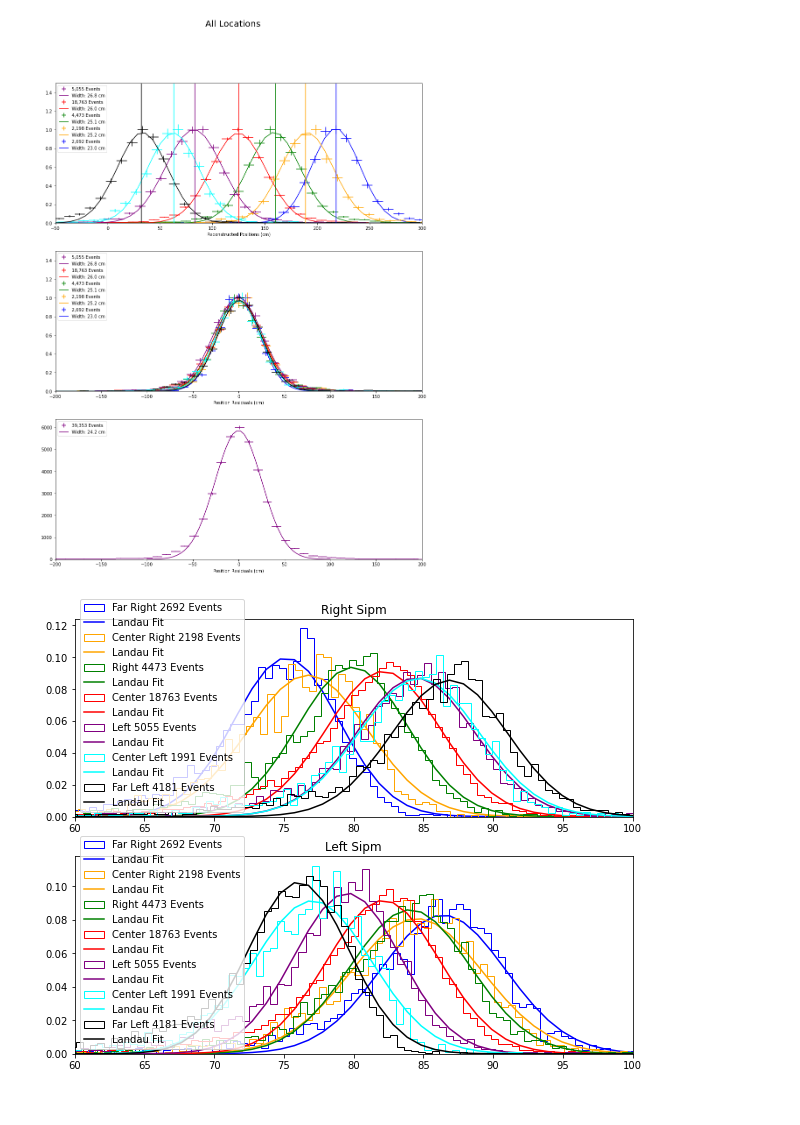
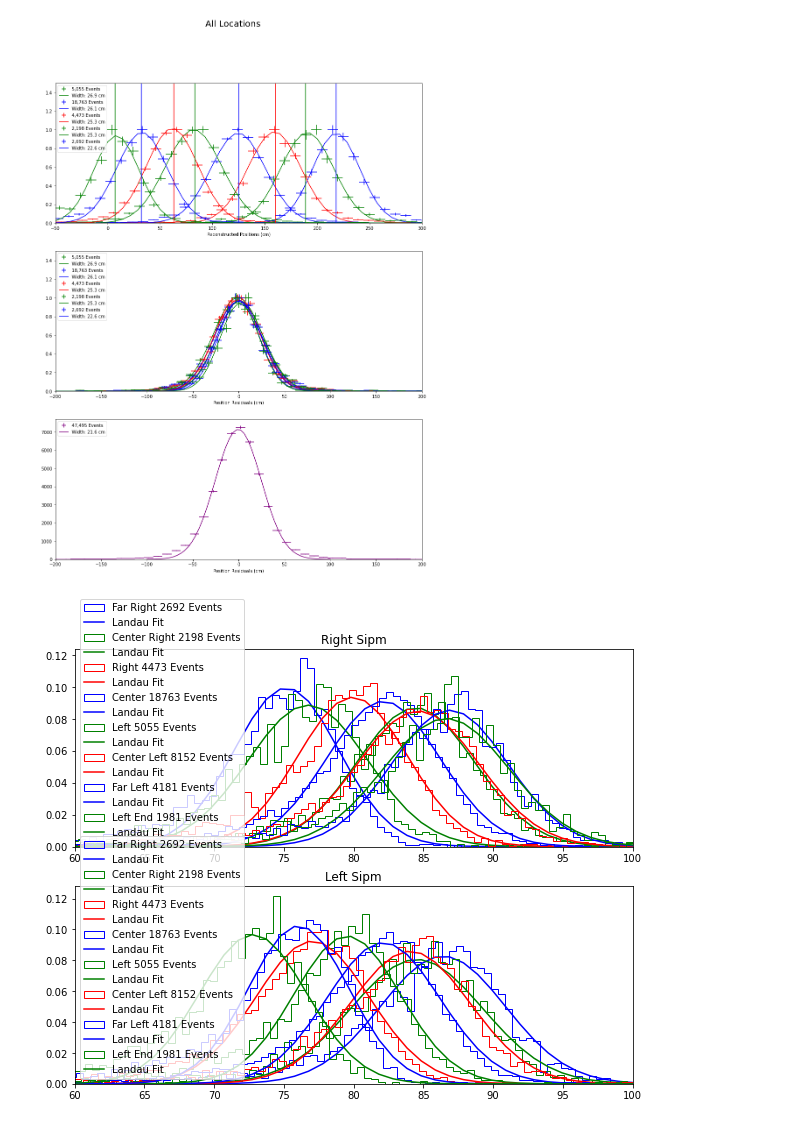
Before and after one commit to peckalec/fcal_project, a Jupyter notebook: SingleBarCosmics.ipynb, the cells around one changed output. Drawn from its saved outputs; the diff is of its cells as text; code cells hidden in the pictures.

```diff
--- a/SingleBarCosmics.ipynb
+++ b/SingleBarCosmics.ipynb
@@ -24,11 +23,11 @@ def Landau(x, normalization,location,stdev):
     renormalization = 1.64872*normalization
     return renormalization * np.exp(-u/2 - np.exp(-u)/2)
 # %%
-testpoints=np.array([232,203,174,139,97,77,46])
+testpoints=np.array([232,203,174,139,97,77,46,21])
 locations = testpoints - 14
 dataframes = [-666]*len(locations)
-positions = ["Far Right", "Center Right", "Right", "Center", "Left","Center Left", "Far Left"]
-colors=["blue","orange","green","red","purple","cyan", "black"]
+positions = ["Far Right", "Center Right", "Right", "Center", "Left","Center Left", "Far Left", "Left End"]
+colors=["blue","green","red"]
 # %%
 for i in range(len(locations)):
     with open(f'raw_data/longbar_take2/Pos_{testpoints[i]}_5mV.pkl', 'rb') as f:
@@ -109,19 +109,19 @@ fig.suptitle("All Locations", fontsize=20)
 
 for i in range(len(dataframes)):
     bincount = int(np.floor( (max(dataframes[i].eval("ch3_time_fit-ch4_time_fit"))-min(dataframes[i].eval("ch3_time_fit-ch4_time_fit")))/binresolution ))
-    count,binedges,bars=ax[0].hist(dataframes[i].eval("ch3_time_fit-ch4_time_fit"),bincount, label=f"{len(dataframes[i].ch4_time_fit)} Events",color=colors[i],density=True,histtype="step")
+    count,binedges,bars=ax[0].hist(dataframes[i].eval("ch3_time_fit-ch4_time_fit"),bincount, label=f"{len(dataframes[i].ch4_time_fit)} Events",color=colors[i%3],density=True,histtype="step")
     bincenters = binedges[1:]/2+binedges[:-1]/2
     coeff, covar = curve_fit(gaus, bincenters, count)
-    ax[0].plot(np.linspace(coeff[1]-20,coeff[1]+20,50),gaus(np.linspace(coeff[1]-20,coeff[1]+20,50),*coeff),label="Gaussian Fit",color=colors[i])
+    ax[0].plot(np.linspace(coeff[1]-20,coeff[1]+20,50),gaus(np.linspace(coeff[1]-20,coeff[1]+20,50),*coeff),label="Gaussian Fit",color=colors[i%3])
     renorm = 1/max(count)
 
-    count,binedges,bars=ax[1].hist(dataframes[i].eval("ch3_time_fit-ch4_time_fit"),bincount, label=f"{len(dataframes[i].ch4_time_fit)} Events",color=colors[i],visible=False)
+    count,binedges,bars=ax[1].hist(dataframes[i].eval("ch3_time_fit-ch4_time_fit"),bincount, label=f"{len(dataframes[i].ch4_time_fit)} Events",color=colors[i%3],visible=False)
     bincenters = binedges[1:]/2+binedges[:-1]/2
     renorm = 1/max(count)
-    ax[1].errorbar(bincenters,count*renorm,xerr=0.5*(bincenters[1]-bincenters[0]),yerr = np.sqrt(count)*renorm,color=colors[i],linestyle="",label="Far Right Normalized")
+    ax[1].errorbar(bincenters,count*renorm,xerr=0.5*(bincenters[1]-bincenters[0]),yerr = np.sqrt(count)*renorm,color=colors[i%3],linestyle="",label=f"{positions[i]} Normalized")
 
     coeff, covar = curve_fit(gaus, bincenters, count)
-    ax[1].plot(np.linspace(coeff[1]-20,coeff[1]+20,50),gaus(np.linspace(coeff[1]-20,coeff[1]+20,50),*coeff)*renorm,label="Gaussian Fit",color=colors[i])
+    ax[1].plot(np.linspace(coeff[1]-20,coeff[1]+20,50),gaus(np.linspace(coeff[1]-20,coeff[1]+20,50),*coeff)*renorm,label="Gaussian Fit",color=colors[i%3])
     time_diff.append(coeff[1])
     err_time.append(np.sqrt(covar[1][1]))
 
@@ -175,10 +175,10 @@ for i in range(len(dataframes)):
     coeff, covar = curve_fit(gaus, bincenters, histdatas[i][0]/max(histdatas[i][0]),p0=(1,locations[i],25))
 
     fits[i], = ax[0].plot(np.linspace(-50,300,50),gaus(np.linspace(-50,300,50),*coeff),
-                          label=f"Width: {abs(coeff[2]):.1f} cm",color=colors[i])
+                          label=f"Width: {abs(coeff[2]):.1f} cm",color=colors[i%3])
     errs[i] = ax[0].errorbar(bincenters,histdatas[i][0]/max(histdatas[i][0]),
                    xerr=0.5*(bincenters[1]-bincenters[0]),yerr = np.sqrt(histdatas[i][0])/max(histdatas[i][0]),
-                   color = colors[i],label=f"{len(dataframes[i]):,} Events",linestyle="")
+                   color = colors[i%3],label=f"{len(dataframes[i]):,} Events",linestyle="")
 
     #make residuals plot
     allresiduals += dataframes[i].eval(f"((ch3_time_fit-ch4_time_fit)*{p_time[0]}+{p_time[1]})-({locations[i]})").tolist()
@@ -189,10 +189,10 @@ for i in range(len(dataframes)):
     coeff, covar = curve_fit(gaus, rescenters, rescount/max(rescount),p0=(1,0,25))
 
     ax[1].plot(np.linspace(-100,100,50),gaus(np.linspace(-100,100,50),*coeff),
-               label=f"Width: {abs(coeff[2]):.1f} cm",color=colors[i])
+               label=f"Width: {abs(coeff[2]):.1f} cm",color=colors[i%3])
     ax[1].errorbar(rescenters,rescount/max(rescount),
                    xerr = 0.5*(rescenters[1]-rescenters[0]), yerr = np.sqrt(rescount)/max(rescount),
-                   color = colors[i],linestyle="")
+                   color = colors[i%3],linestyle="")
 
 bincount = int(np.floor( ( max(allresiduals) - min(allresiduals) )/binresolution ))
 #print(len(allresiduals))
@@ -205,7 +205,7 @@ myerr = ax[2].errorbar(rescenters,rescount,
                xerr = 0.5*(rescenters[1]-rescenters[0]),yerr = np.sqrt(rescount),
                color = 'purple',linestyle="", label=f"{len(allresiduals):,} Events")
 for i in range(len(dataframes)):
-    ax[0].vlines(locations[i],0,10,color = colors[i])
+    ax[0].vlines(locations[i],0,10,color = colors[i%3])
 ax[0].set_xlim(-50,300)
 ax[0].set_ylim(0,1.5)
 ax[0].set_xlabel("Reconstructed Positions (cm)")
@@ -219,40 +219,40 @@ ax[2].set_xlabel("Position Residuals (cm)")
 ax[2].legend(handles=[myerr,myplt],loc='upper left')
 plt.show()
 # %% [output]
-[figure, old version]
+[figure, new version]
 # %%
 fig,ax = plt.subplots(2,1,figsize=(10,8))
 binresolution = 0.5
 time_R = np.array([])
 err_time_R = np.array([])
 time_L = np.array([])
 err_time_L = np.array([])
 
 
-for dataframe,color,position in zip(dataframes,colors,positions):
-    bincount = int(np.floor( (max(dataframe.ch4_time_fit)-min(dataframe.ch4_time_fit))/binresolution ))
-    count,binedges,bars=ax[0].hist(dataframe.ch4_time_fit,bincount, label=f"{position} {len(dataframe.ch4_time_fit)} Events",color=color,visible=True,histtype="step",density = True) #
+for i in range(len(positions)):
+    bincount = int(np.floor( (max(dataframes[i].ch4_time_fit)-min(dataframes[i].ch4_time_fit))/binresolution ))
+    count,binedges,bars=ax[0].hist(dataframes[i].ch4_time_fit,bincount, label=f"{positions[i]} {len(dataframes[i].ch4_time_fit)} Events",color=colors[i%3],visible=True,histtype="step",density = True) #
     bincenters = binedges[1:]/2+binedges[:-1]/2
     coeff, covar = curve_fit(gaus, bincenters, count,p0=(0.03,80,10))
-    ax[0].plot(np.linspace(0,100,100),gaus(np.linspace(0,100,100),*coeff), label=f"Landau Fit",color=color)
+    ax[0].plot(np.linspace(0,100,100),gaus(np.linspace(0,100,100),*coeff), label=f"Landau Fit",color=colors[i%3])
     time_R = np.append(time_R,coeff[1])
     err_time_R = np.append(err_time_R,np.sqrt(covar[1][1]))
     ax[0].legend()
     ax[0].set_xlim(60,100)
     ax[0].set_title("Right Sipm")
 
-    bincount = int(np.floor( (max(dataframe.ch3_time_fit)-min(dataframe.ch3_time_fit))/binresolution ))
-    count,binedges,bars=ax[1].hist(dataframe.ch3_time_fit,bincount, label=f"{position} {len(dataframe.ch3_time_fit)} Events",color=color,visible=True,histtype="step",density = True)
+    bincount = int(np.floor( (max(dataframes[i].ch3_time_fit)-min(dataframes[i].ch3_time_fit))/binresolution ))
+    count,binedges,bars=ax[1].hist(dataframes[i].ch3_time_fit,bincount, label=f"{positions[i]} {len(dataframes[i].ch3_time_fit)} Events",color=colors[i%3],visible=True,histtype="step",density = True)
     bincenters = binedges[1:]/2+binedges[:-1]/2
     coeff, covar = curve_fit(gaus, bincenters, count,p0=(0.03,80,10))
-    ax[1].plot(np.linspace(0,100,100),gaus(np.linspace(0,100,100),*coeff), label=f"Landau Fit",color=color)
+    ax[1].plot(np.linspace(0,100,100),gaus(np.linspace(0,100,100),*coeff), label=f"Landau Fit",color=colors[i%3])
     time_L = np.append(time_L,coeff[1])
     err_time_L = np.append(err_time_L,np.sqrt(covar[1][1]))
     ax[1].legend()
     ax[1].set_xlim(60,100)
     ax[1].set_title("Left Sipm")
 # %% [output]
-[figure, old version]
+[figure, new version]
 # %%
 plt.scatter(locations,time_L - time_R,color = 'b', label = "Raw")
 TimeLogFit = np.polyfit(locations,time_L - time_R,1,w=np.sqrt((err_time_L/time_L)**2+(err_time_R/time_R)**2)) #,w=np.sqrt((zerr/z)**2+(err/y)**2)
```
Also changed, not shown: parts of 15 cells of this notebook, 1 other file.
